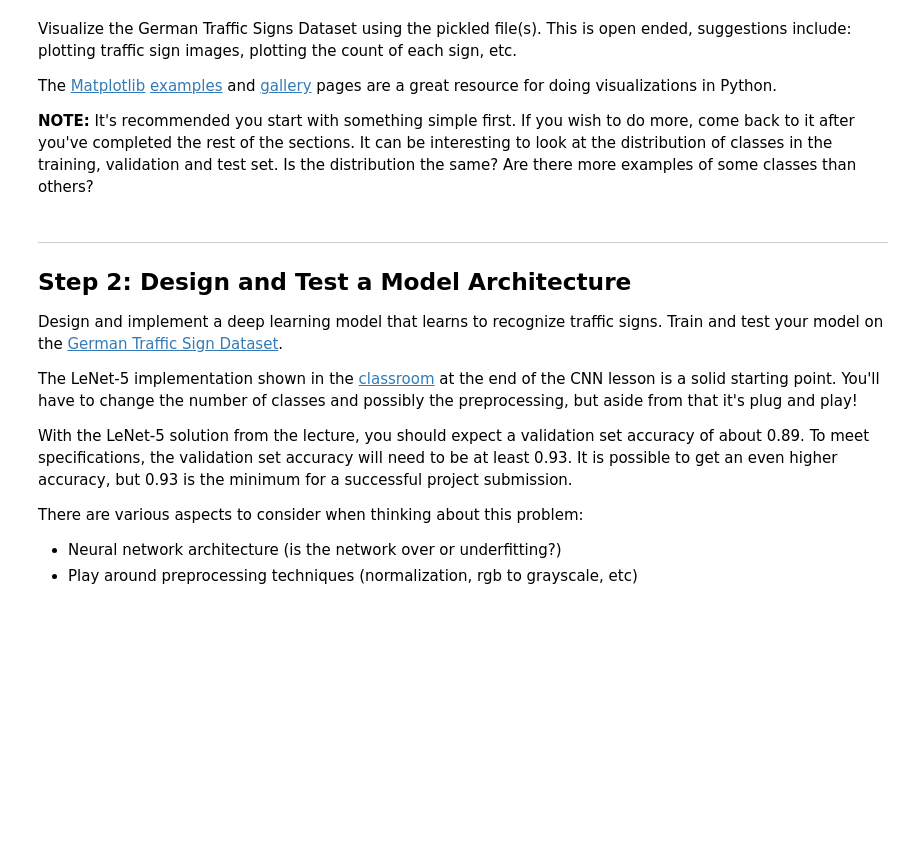
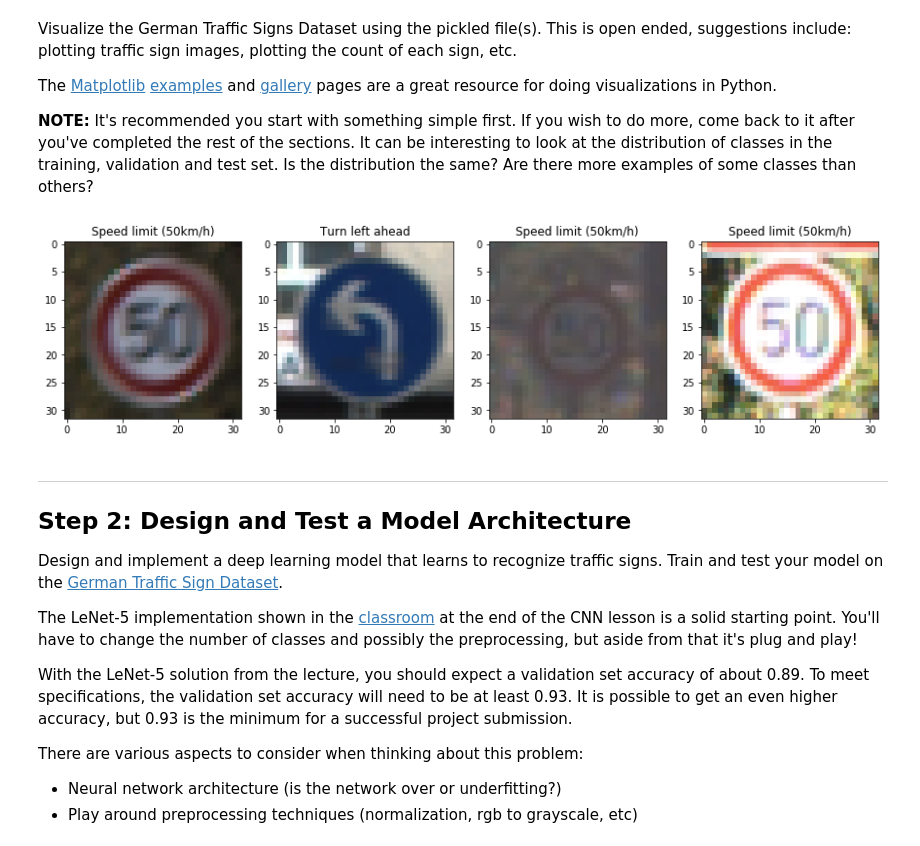
Before and after one commit to PR4S4D/traffic-sign-classifier, a Jupyter notebook: Traffic_Sign_Classifier.ipynb, the cells around one changed output. Cells and saved outputs as stored; diff of their text form; code cells hidden in the pictures; blank space fills up the shorter version.

Commit message:
feat: data visualization + basic training

```diff
--- a/Traffic_Sign_Classifier.ipynb
+++ b/Traffic_Sign_Classifier.ipynb
@@ -22,12 +22,13 @@ The [rubric](https://review.udacity.com/#!/rubrics/481/view) contains "Stand Out
 # %%
 # Load pickled data
 import pickle
+import numpy as np
 
 # TODO: Fill this in based on where you saved the training and testing data
 
-training_file = ?
-validation_file=?
-testing_file = ?
+training_file = "data/train.p"
+validation_file="data/valid.p"
+testing_file = "data/test.p"
 
 with open(training_file, mode='rb') as f:
     train = pickle.load(f)
@@ -36,6 +37,10 @@ with open(validation_file, mode='rb') as f:
 with open(testing_file, mode='rb') as f:
     test = pickle.load(f)
 
+X_train = np.ndarray(shape=train['features'].shape, dtype=float)
+
 X_train, y_train = train['features'], train['labels']
 X_valid, y_valid = valid['features'], valid['labels']
 X_test, y_test = test['features'], test['labels']
+
+print(type(X_train), X_train.shape)
@@ -88,9 +100,25 @@ The [Matplotlib](http://matplotlib.org/) [examples](http://matplotlib.org/exampl
 # %%
 ### Data exploration visualization code goes here.
 ### Feel free to use as many code cells as needed.
 import matplotlib.pyplot as plt
+import random
+import pandas as pd
 # Visualizations will be shown in the notebook.
 %matplotlib inline
+
+sign_names = pd.read_csv('signnames.csv')
+
+def visualize_data(x):
+    f, ax = plt.subplots(1, 4, figsize=(15,15))
+    for i in range(0,4):
+        index = random.randint(0, len(x))
+        image = x[index].squeeze()
+        ax[i].imshow(image)
+        ax[i].set_title(sign_names.iat[y_train[index],1])
+
+visualize_data(X_train)
+# %% [output]
+[figure, added]
 # %% [markdown]
 ----
 
```
Also changed, not shown: parts of 8 cells of this notebook, 11 other files.
